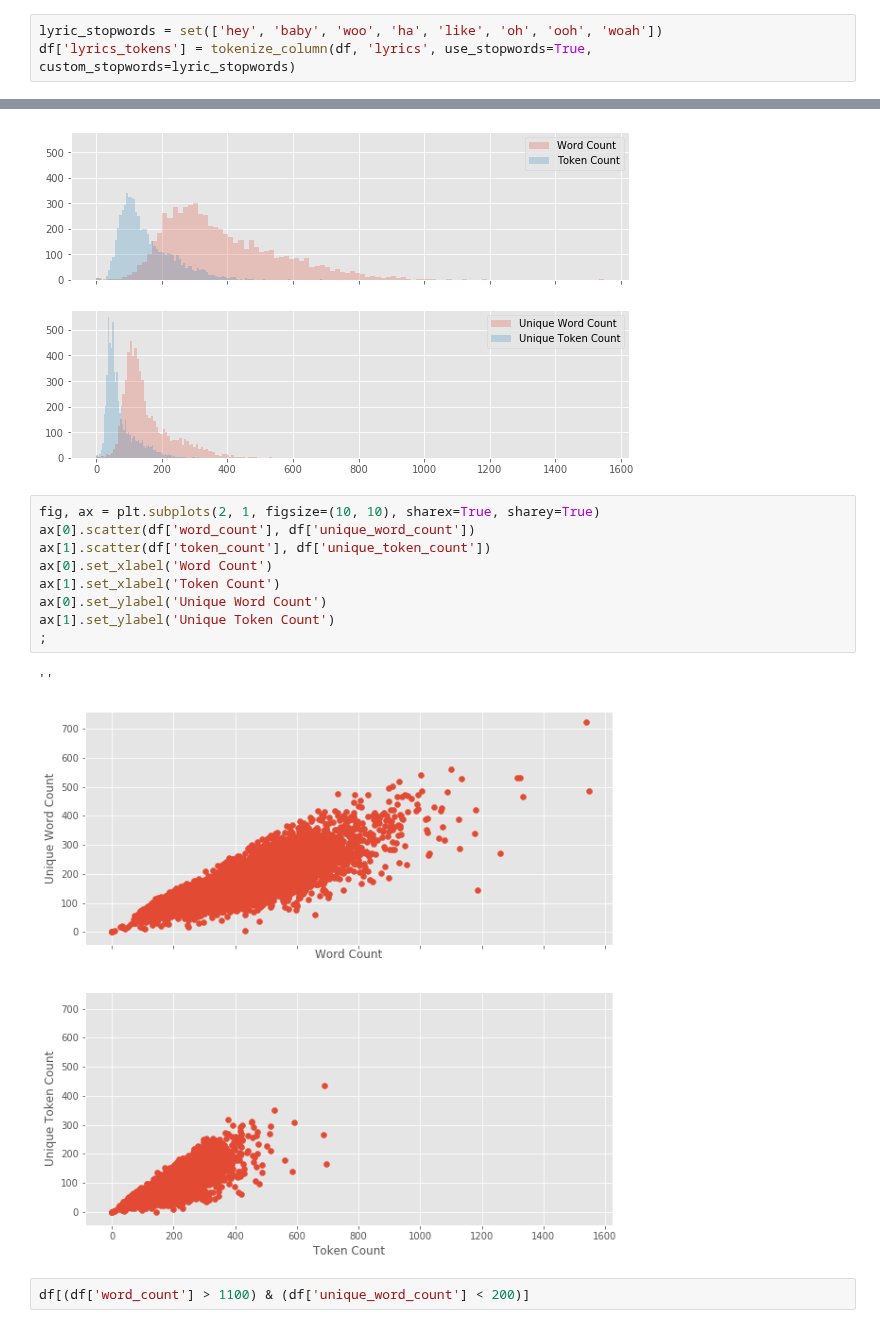
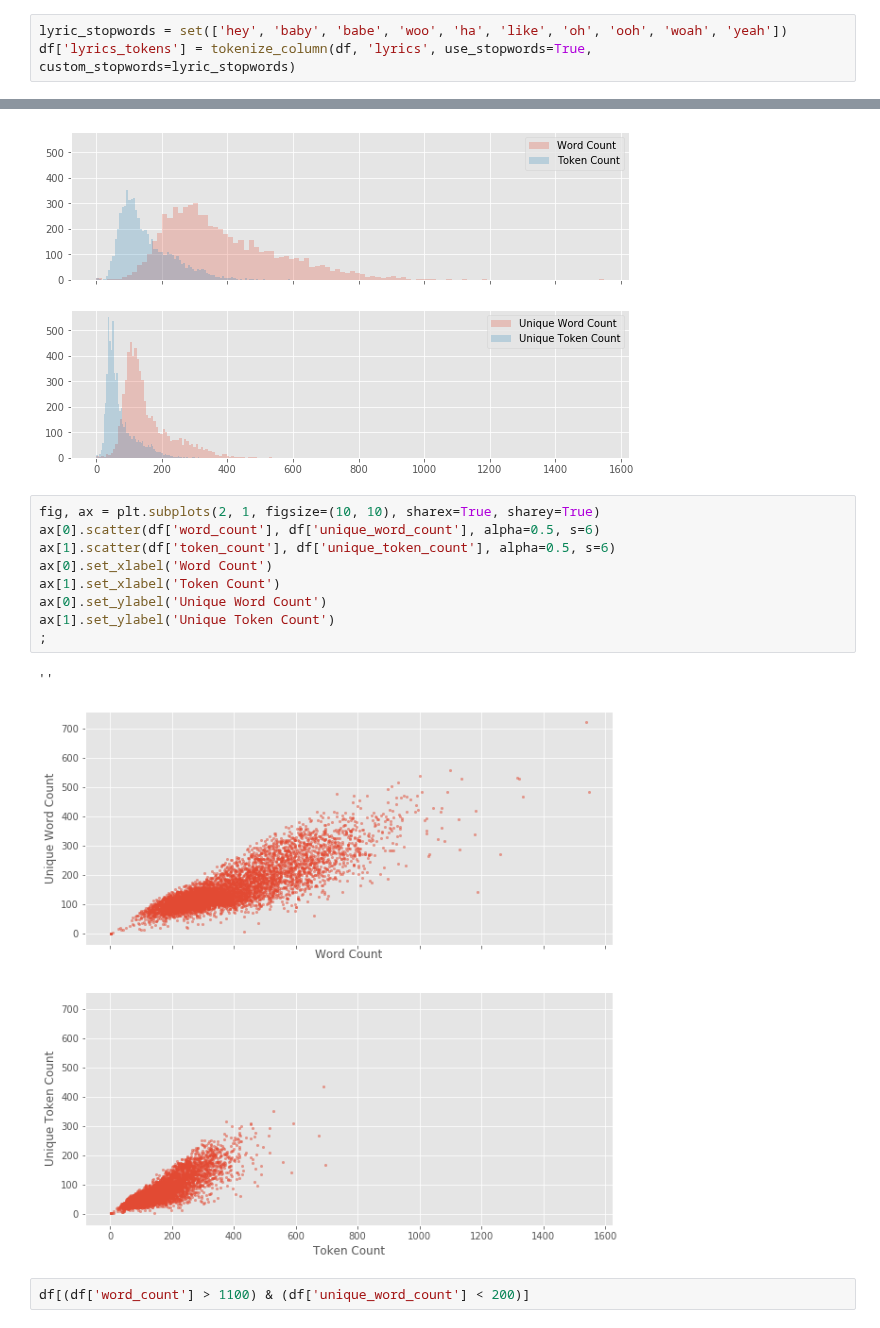
Before and after one commit to sn-ekstrand/lyric-clustering, a Jupyter notebook: notebooks/nlp_classifications.ipynb, the cells around one changed output, grey strips where cells are left out. Drawn from its saved outputs; the diff is of its cells as text.

```diff
--- a/notebooks/nlp_classifications.ipynb
+++ b/notebooks/nlp_classifications.ipynb
@@ -102,7 +104,7 @@ def tokenize_column(dataframe, column_name, use_stopwords=True, custom_stopwords
 
     return token_list
 # %%
-lyric_stopwords = set(['hey', 'baby', 'woo', 'ha', 'like', 'oh', 'ooh', 'woah'])
+lyric_stopwords = set(['hey', 'baby', 'babe', 'woo', 'ha', 'like', 'oh', 'ooh', 'woah', 'yeah'])
 df['lyrics_tokens'] = tokenize_column(df, 'lyrics', use_stopwords=True, custom_stopwords=lyric_stopwords)
 # %%
 df.head(10)
@@ -199,16 +201,16 @@ ax[1].legend(loc='best');
 [figure]
 # %%
 fig, ax = plt.subplots(2, 1, figsize=(10, 10), sharex=True, sharey=True)
-ax[0].scatter(df['word_count'], df['unique_word_count'])
-ax[1].scatter(df['token_count'], df['unique_token_count'])
+ax[0].scatter(df['word_count'], df['unique_word_count'], alpha=0.5, s=6)
+ax[1].scatter(df['token_count'], df['unique_token_count'], alpha=0.5, s=6)
 ax[0].set_xlabel('Word Count')
 ax[1].set_xlabel('Token Count')
 ax[0].set_ylabel('Unique Word Count')
 ax[1].set_ylabel('Unique Token Count')
 ;
 # %% [output]
 ''
-[figure, old version]
+[figure, new version]
 # %%
 df[(df['word_count'] > 1100) & (df['unique_word_count'] < 200)]
 # %% [output]
```
Also changed, not shown: parts of 24 cells of this notebook.
